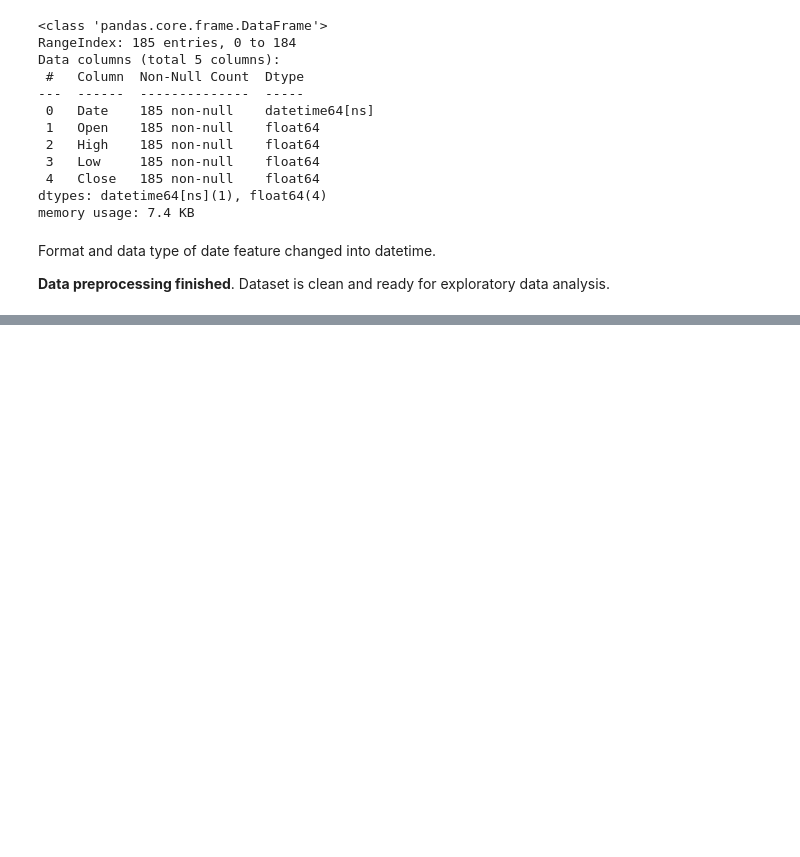
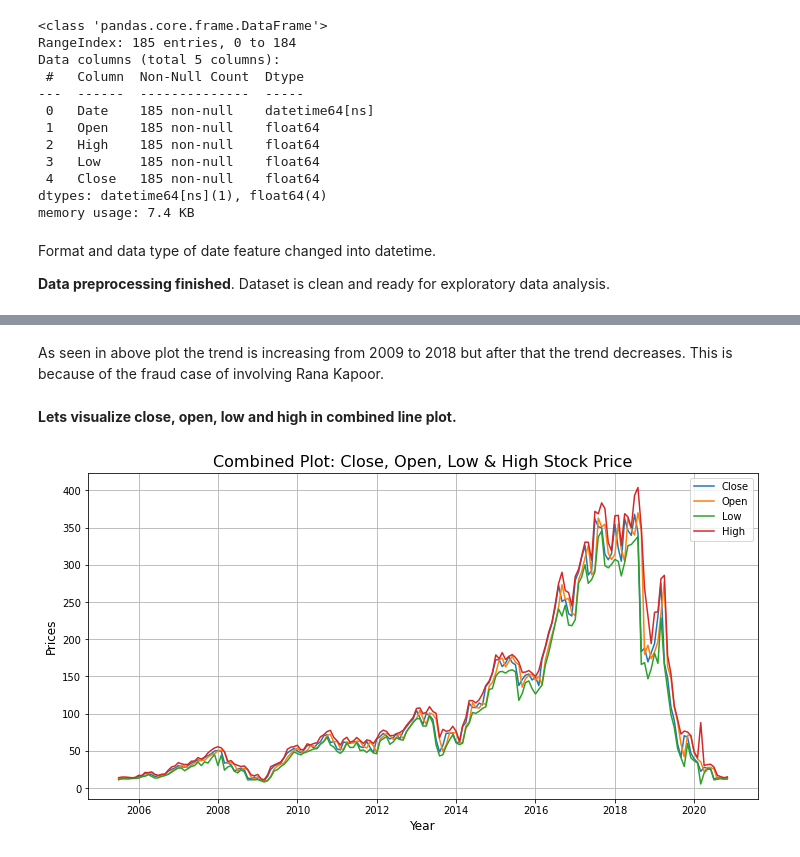
Before and after one commit to sm160388/capstone-2, a Jupyter notebook: Yes_Bank_Stock_Closing_Price.ipynb, the cells around one changed output, grey strips where cells are left out. Saved outputs shown, nothing was run; the diff lists cells and outputs as text; code cells hidden in the pictures; blank space fills up the shorter version.

```diff
--- a/Yes_Bank_Stock_Closing_Price.ipynb
+++ b/Yes_Bank_Stock_Closing_Price.ipynb
@@ -165,0 +189,18 @@ Format and data type of date feature changed into datetime.
+# %% [markdown]
+As seen in above plot the trend is increasing from 2009 to 2018 but after that the trend decreases. This is because of the fraud case of involving Rana Kapoor.
+# %% [markdown]
+**Lets visualize close, open, low and high in combined line plot.**
+# %%
+# Combined Line Plot for all features with respect to date.
+plt.figure(figsize=(12,6))
+plt.plot(df['Date'], df['Close'])
+plt.plot(df['Date'], df['Open'])
+plt.plot(df['Date'], df['Low'])
+plt.plot(df['Date'], df['High'])
+plt.legend(['Close','Open','Low','High'])
+plt.title('Combined Plot: Close, Open, Low & High Stock Price', fontsize=16)
+plt.xlabel('Year', fontsize=12)
+plt.ylabel('Prices', fontsize=12)
+plt.grid()
+# %% [output]
+[figure, added]
```
Also changed, not shown: parts of 93 cells of this notebook.
